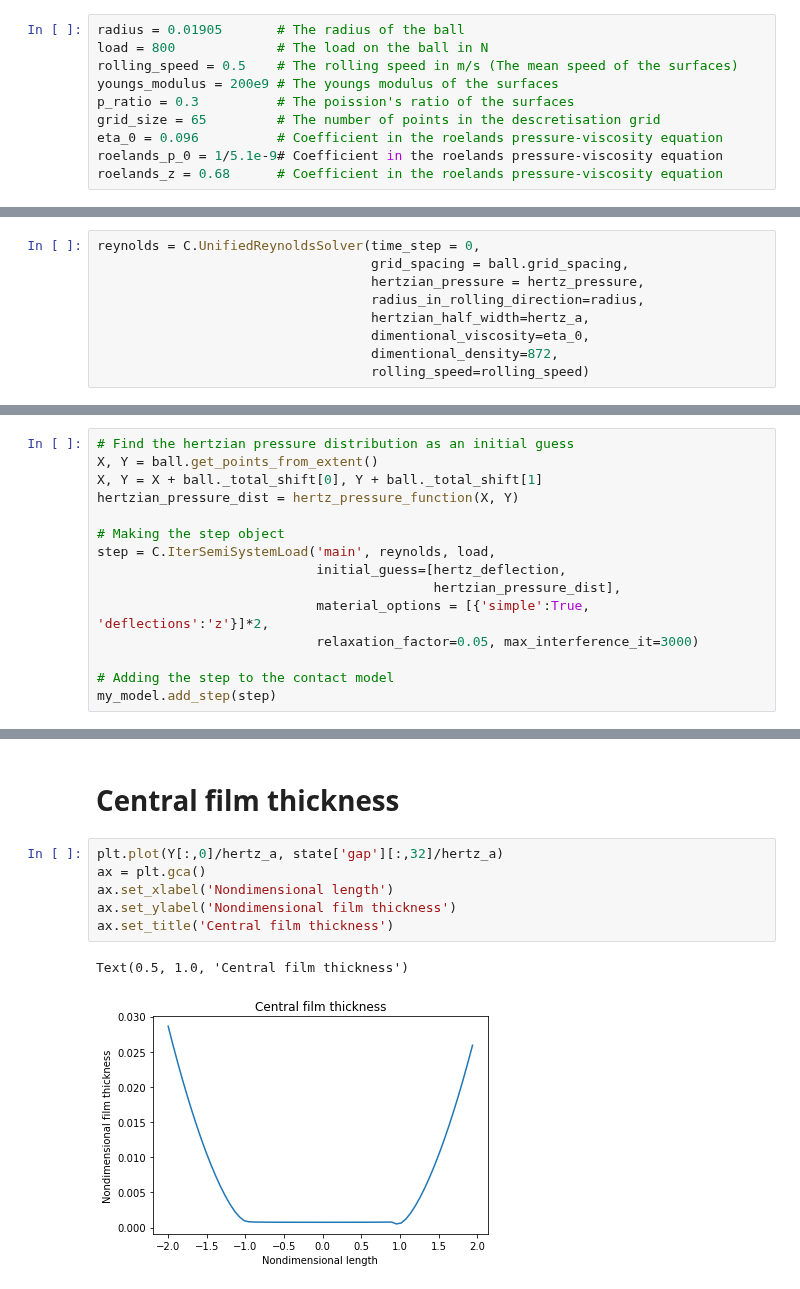
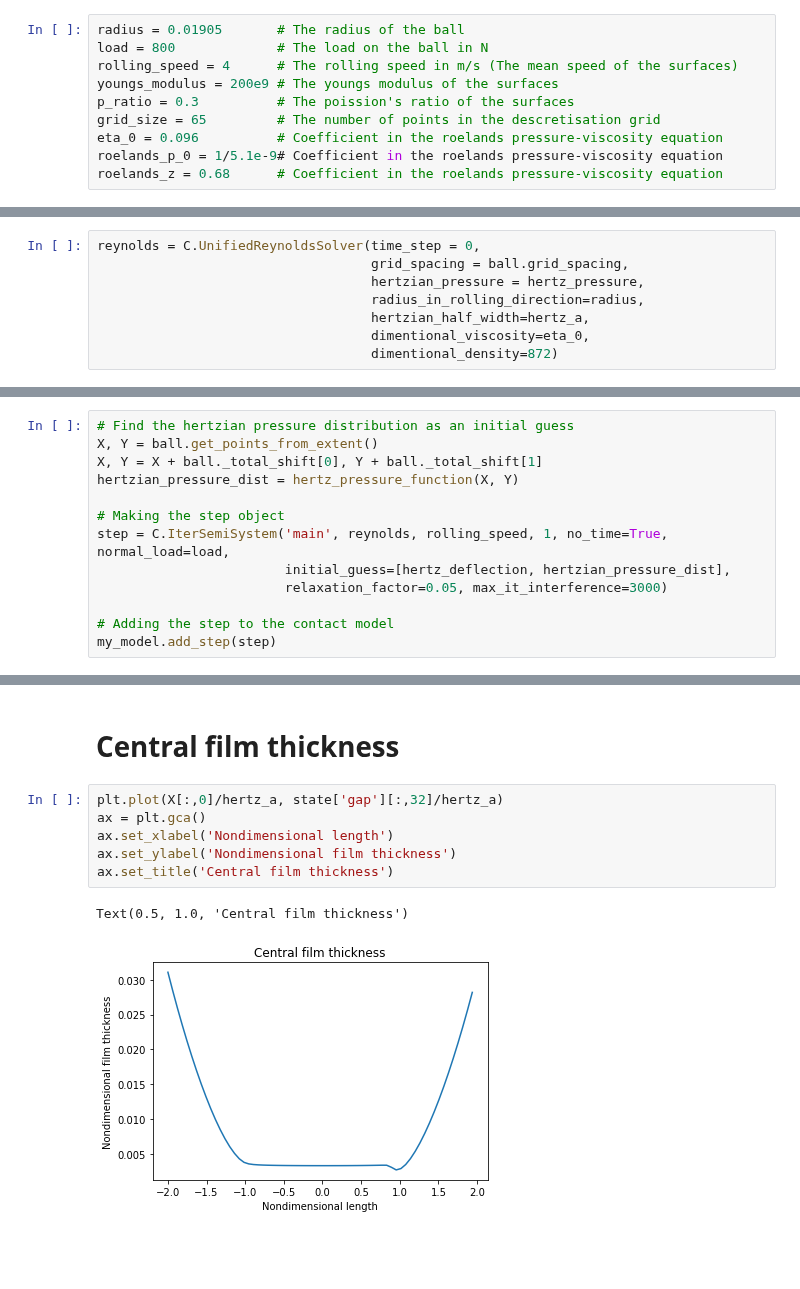
Before and after one commit to FrictionTribologyEnigma/slippy, a Jupyter notebook: examples/Mixed lubrication by the semi system approach.ipynb, the cells around one changed output, grey strips where cells are left out. Drawn from its saved outputs; the diff is of its cells as text; blank space fills up the shorter version.

```diff
--- a/examples/Mixed lubrication by the semi system approach.ipynb
+++ b/examples/Mixed lubrication by the semi system approach.ipynb
@@ -25,7 +27,7 @@ The next cell contains all the constants which we will use in the model, these c
 # %%
 radius = 0.01905       # The radius of the ball
 load = 800             # The load on the ball in N
-rolling_speed = 0.5    # The rolling speed in m/s (The mean speed of the surfaces)
+rolling_speed = 4      # The rolling speed in m/s (The mean speed of the surfaces)
 youngs_modulus = 200e9 # The youngs modulus of the surfaces
 p_ratio = 0.3          # The poission's ratio of the surfaces
 grid_size = 65         # The number of points in the descretisation grid
@@ -111,8 +113,7 @@ reynolds = C.UnifiedReynoldsSolver(time_step = 0,
                                    radius_in_rolling_direction=radius,
                                    hertzian_half_width=hertz_a,
                                    dimentional_viscosity=eta_0,
-                                   dimentional_density=872,
-                                   rolling_speed=rolling_speed)
+                                   dimentional_density=872)
 # %% [markdown]
 # Making a lubrication step and adding it to the model
 The unified Reynold’s solver only solves the fluid pressure problem. To solve the full EHL problem we need to use this with a model step. This step coordinates solving each of the semi systems (fluid pressure, material deflection, pressure-viscosity, pressure-density) as well as checking for convergence in the solution.
@@ -127,11 +128,9 @@ X, Y = X + ball._total_shift[0], Y + ball._total_shift[1]
 hertzian_pressure_dist = hertz_pressure_function(X, Y)
 
 # Making the step object
-step = C.IterSemiSystemLoad('main', reynolds, load,
-                            initial_guess=[hertz_deflection,
-                                           hertzian_pressure_dist],
-                            material_options = [{'simple':True, 'deflections':'z'}]*2,
-                            relaxation_factor=0.05, max_interference_it=3000)
+step = C.IterSemiSystem('main', reynolds, rolling_speed, 1, no_time=True, normal_load=load,
+                        initial_guess=[hertz_deflection, hertzian_pressure_dist],
+                        relaxation_factor=0.05, max_it_interference=3000)
 
 # Adding the step to the contact model
 my_model.add_step(step)
@@ -193,11 +200,11 @@ Text(0.5, 1.0, 'Central pressure distribution')
 # %% [markdown]
 # Central film thickness
 # %%
-plt.plot(Y[:,0]/hertz_a, state['gap'][:,32]/hertz_a)
+plt.plot(X[:,0]/hertz_a, state['gap'][:,32]/hertz_a)
 ax = plt.gca()
 ax.set_xlabel('Nondimensional length')
 ax.set_ylabel('Nondimensional film thickness')
 ax.set_title('Central film thickness')
 # %% [output]
 Text(0.5, 1.0, 'Central film thickness')
-[figure, old version]
+[figure, new version]
```
Also changed, not shown: parts of 8 cells of this notebook, 17 other files.
